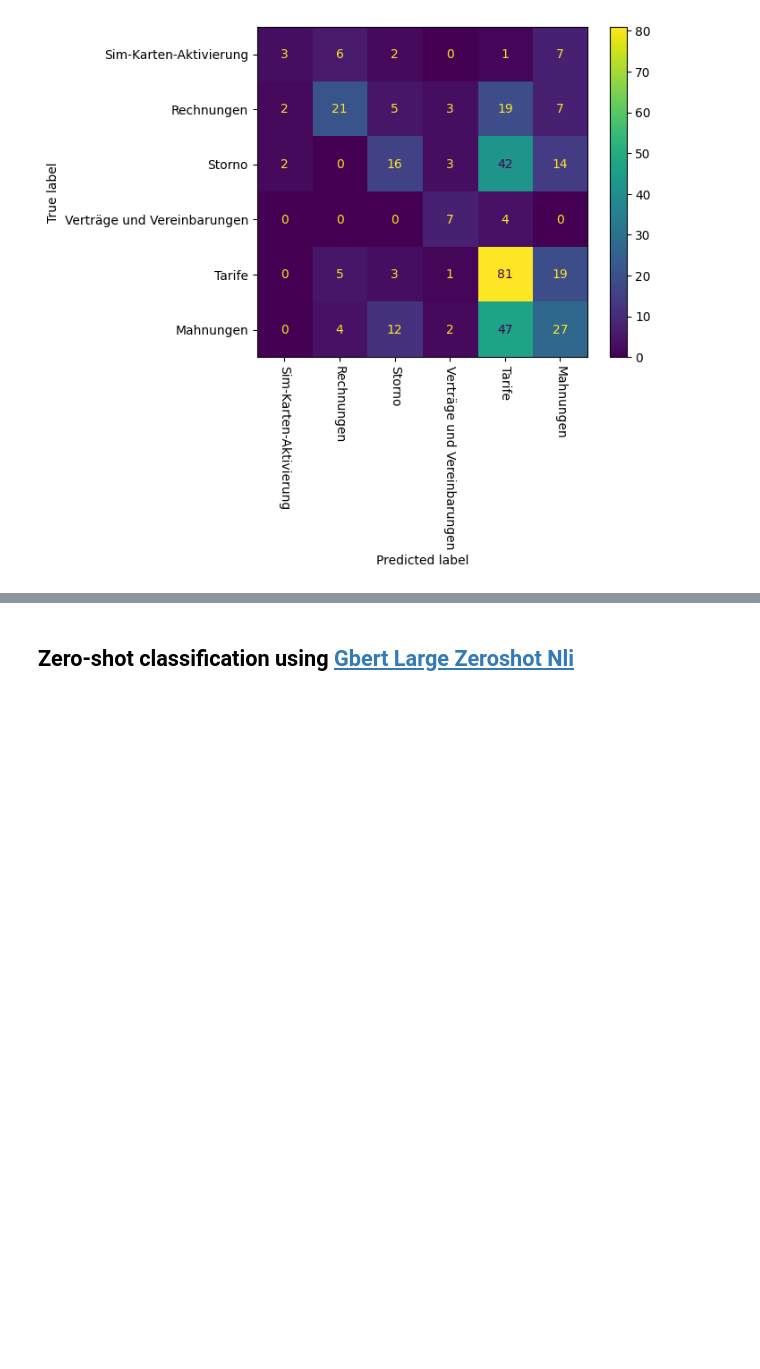
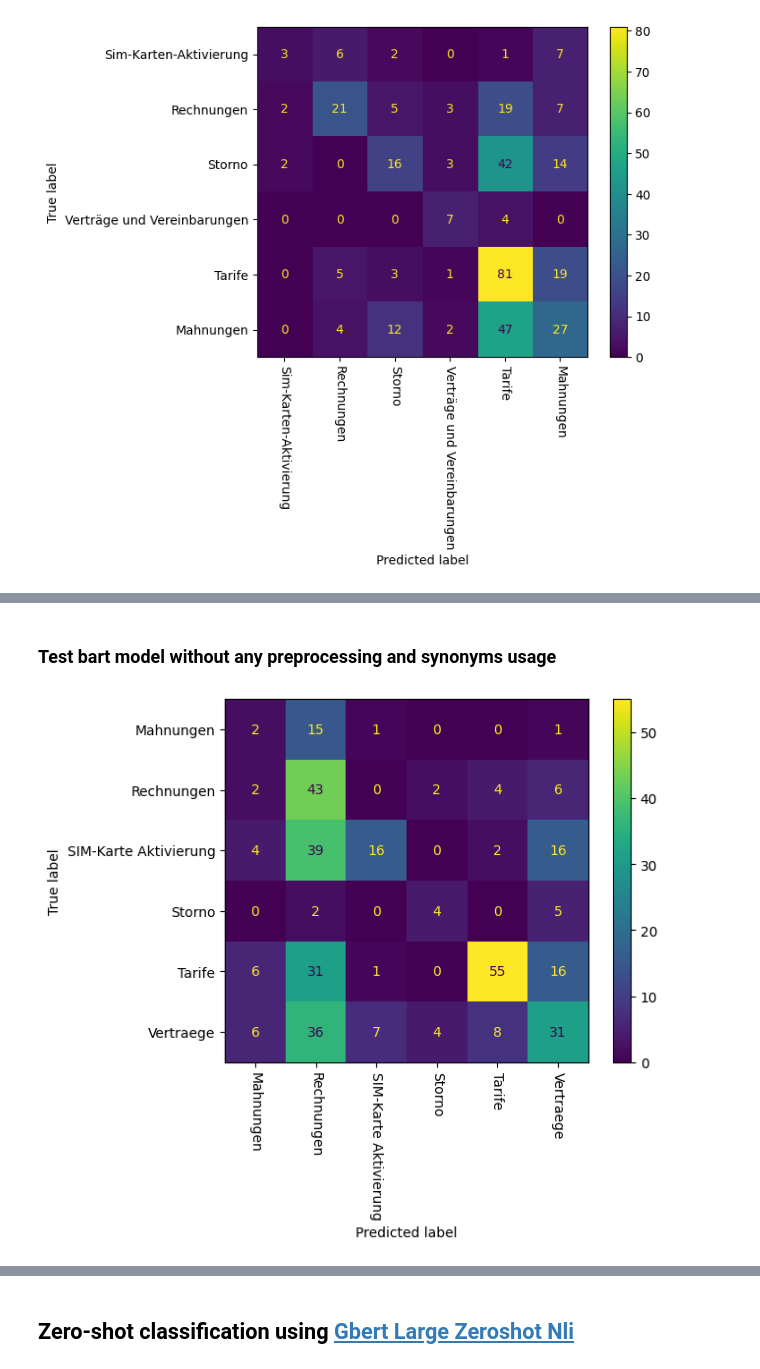
Before and after one commit to klychliiev/Meduzzen_AI_Internship, a Jupyter notebook: emails/zero_shot_classification/zero_shot_classification_emails.ipynb, the cells around one changed output, grey strips where cells are left out. Drawn from its saved outputs; the diff is of its cells as text; code cells hidden in the pictures; blank space fills up the shorter version.

```diff
--- a/emails/zero_shot_classification/zero_shot_classification_emails.ipynb
+++ b/emails/zero_shot_classification/zero_shot_classification_emails.ipynb
@@ -165,0 +185,3 @@ dtype: bool
+# %%
+labels = list(df['Category'].unique())
+labels
@@ -320,0 +402,5 @@ The problem I encountered while trying out ore-trained models for zero-chot clas
+# %%
+bart_mnli = load_model('facebook/bart-large-mnli')
+# %%
+labels = ['Mahnungen', 'Rechnungen', 'SIM-Karte Aktivierung', 'Storno', 'Tarife', 'Vertraege']
+labels
@@ -320,0 +437,13 @@ The problem I encountered while trying out ore-trained models for zero-chot clas
+# %% [markdown]
+### Test bart model without any preprocessing and synonyms usage
+# %%
+predicted, actual = predict_label_full_dataset(
+    labels,
+    bart_mnli
+)
+# %%
+display_confusion_matrix(predicted,
+                         actual,
+                         ['Mahnungen', 'Rechnungen', 'SIM-Karte Aktivierung', 'Storno', 'Tarife', 'Vertraege'])
+# %% [output]
+[figure, added]
```
Also changed, not shown: parts of 71 cells of this notebook.
